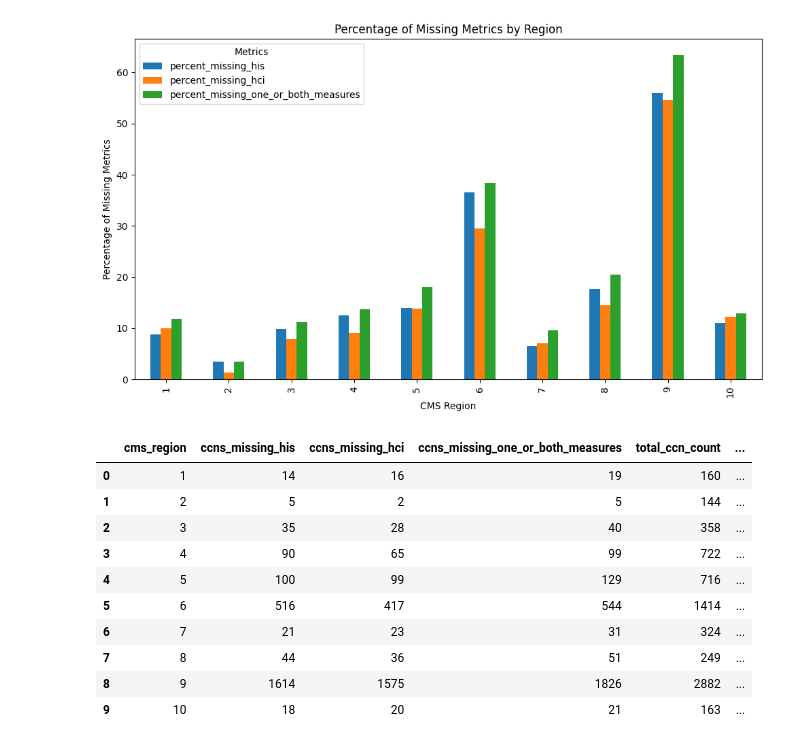
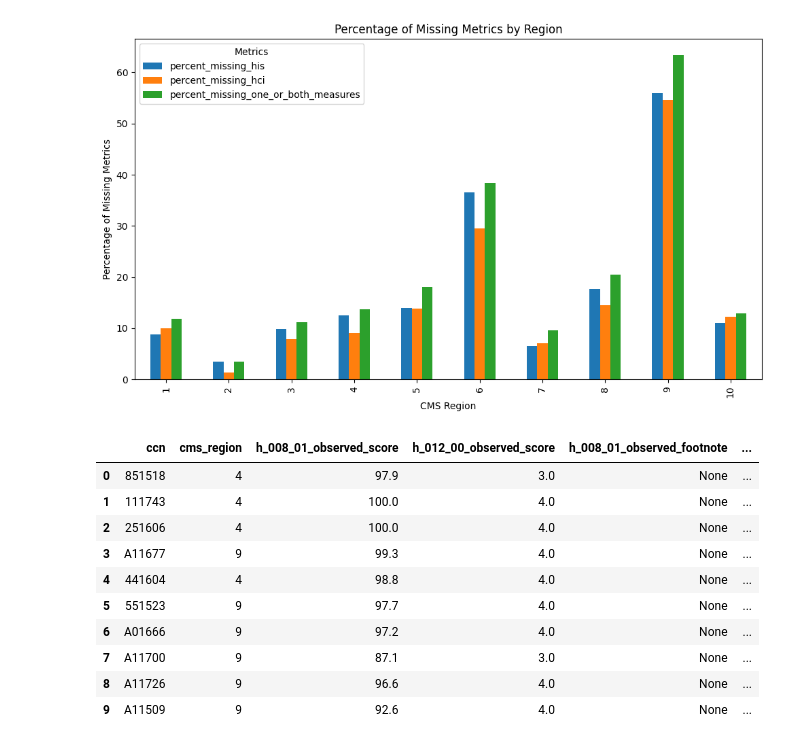
Before and after one commit to kylejbiron/kyle-tuesday-health-tech-assignment, a Jupyter notebook: hospice_quality_metrics/notebooks/hospice_analysis.ipynb, the cells around one changed output. Saved outputs shown, nothing was run; the diff lists cells and outputs as text; code cells hidden in the pictures.

```diff
--- a/hospice_quality_metrics/notebooks/hospice_analysis.ipynb
+++ b/hospice_quality_metrics/notebooks/hospice_analysis.ipynb
@@ -174,25 +228,27 @@ plt.show()
 # %%
 adhoc_query = '''
 
 select
-        *
-    from fact_hospice_provider_missing_metrics_by_region
-    order by 1
+        *,
+        (h_012_00_observed_score * 10) - h_008_01_observed_score as measure_gap
+    from fact_hospice_provider_flattened
+    order by measure_gap asc
+    limit 10
 
 '''
 
 con.execute(adhoc_query).df()
 # %% [output]
-|  | cms_region | ccns_missing_his | ccns_missing_hci | ccns_missing_one_or_both_measures | total_ccn_count | ... |
-| 0 | 1 | 14 | 16 | 19 | 160 | ... |
-| 1 | 2 | 5 | 2 | 5 | 144 | ... |
-| 2 | 3 | 35 | 28 | 40 | 358 | ... |
-| 3 | 4 | 90 | 65 | 99 | 722 | ... |
-| 4 | 5 | 100 | 99 | 129 | 716 | ... |
-| 5 | 6 | 516 | 417 | 544 | 1414 | ... |
-| 6 | 7 | 21 | 23 | 31 | 324 | ... |
-| 7 | 8 | 44 | 36 | 51 | 249 | ... |
-| 8 | 9 | 1614 | 1575 | 1826 | 2882 | ... |
-| 9 | 10 | 18 | 20 | 21 | 163 | ... |
+|  | ccn | cms_region | h_008_01_observed_score | h_012_00_observed_score | h_008_01_observed_footnote | ... |
+| 0 | 851518 | 4 | 97.9 | 3.0 | None | ... |
+| 1 | 111743 | 4 | 100.0 | 4.0 | None | ... |
+| 2 | 251606 | 4 | 100.0 | 4.0 | None | ... |
+| 3 | A11677 | 9 | 99.3 | 4.0 | None | ... |
+| 4 | 441604 | 4 | 98.8 | 4.0 | None | ... |
+| 5 | 551523 | 9 | 97.7 | 4.0 | None | ... |
+| 6 | A01666 | 9 | 97.2 | 4.0 | None | ... |
+| 7 | A11700 | 9 | 87.1 | 3.0 | None | ... |
+| 8 | A11726 | 9 | 96.6 | 4.0 | None | ... |
+| 9 | A11509 | 9 | 92.6 | 4.0 | None | ... |
 # %%
 con.close()
```
Also changed, not shown: parts of 12 cells of this notebook.
